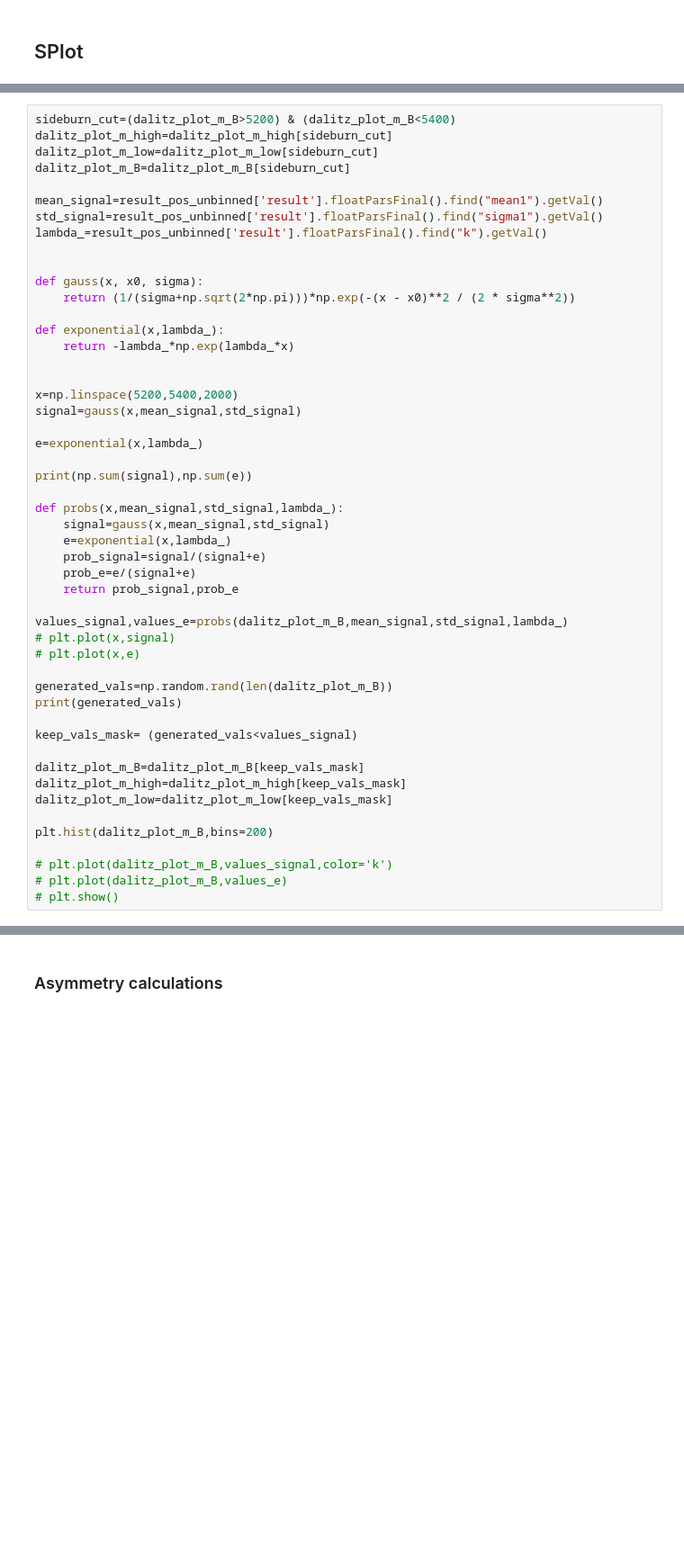
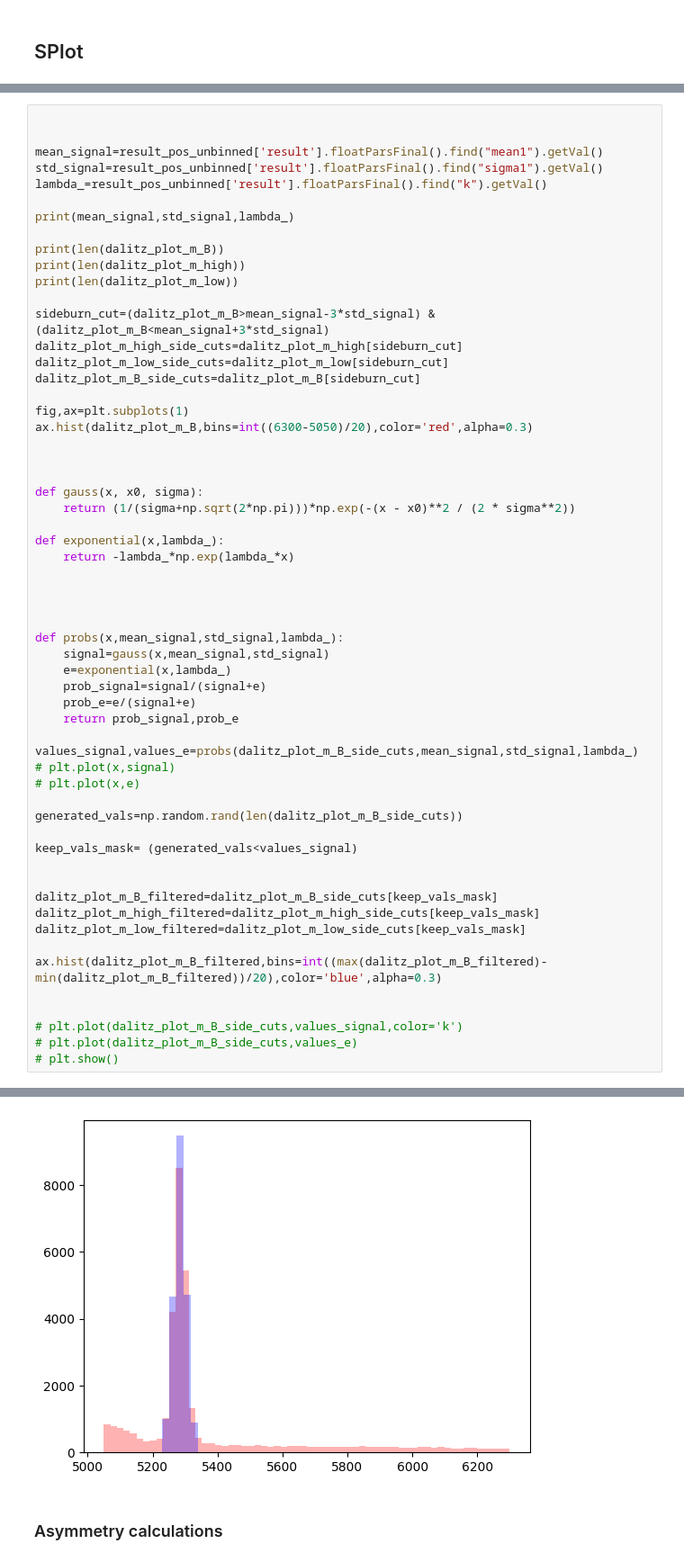
Before and after one commit to damianfrench/MatterAntimatterLab, a Jupyter notebook: Analysis_example.ipynb, the cells around one changed output, grey strips where cells are left out. Shown at 90% size. Drawn from its saved outputs; the diff is of its cells as text; blank space fills up the shorter version.

```diff
--- a/Analysis_example.ipynb
+++ b/Analysis_example.ipynb
@@ -1294,12 +1278,24 @@ Error in <TFile::WriteTObject>: Directory fit_resultsB_plus_mass_fit.root is not
 # %%
-sideburn_cut=(dalitz_plot_m_B>5200) & (dalitz_plot_m_B<5400)
-dalitz_plot_m_high=dalitz_plot_m_high[sideburn_cut]
-dalitz_plot_m_low=dalitz_plot_m_low[sideburn_cut]
-dalitz_plot_m_B=dalitz_plot_m_B[sideburn_cut]
+
 
 mean_signal=result_pos_unbinned['result'].floatParsFinal().find("mean1").getVal()
 std_signal=result_pos_unbinned['result'].floatParsFinal().find("sigma1").getVal()
 lambda_=result_pos_unbinned['result'].floatParsFinal().find("k").getVal()
+
+print(mean_signal,std_signal,lambda_)
+
+print(len(dalitz_plot_m_B))
+print(len(dalitz_plot_m_high))
+print(len(dalitz_plot_m_low))
+
+sideburn_cut=(dalitz_plot_m_B>mean_signal-3*std_signal) & (dalitz_plot_m_B<mean_signal+3*std_signal)
+dalitz_plot_m_high_side_cuts=dalitz_plot_m_high[sideburn_cut]
+dalitz_plot_m_low_side_cuts=dalitz_plot_m_low[sideburn_cut]
+dalitz_plot_m_B_side_cuts=dalitz_plot_m_B[sideburn_cut]
+
+fig,ax=plt.subplots(1)
+ax.hist(dalitz_plot_m_B,bins=int((6300-5050)/20),color='red',alpha=0.3)
+
 
 
 def gauss(x, x0, sigma):
@@ -1309,12 +1305,7 @@ def exponential(x,lambda_):
     return -lambda_*np.exp(lambda_*x)
 
 
-x=np.linspace(5200,5400,2000)
-signal=gauss(x,mean_signal,std_signal)
 
-e=exponential(x,lambda_)
-
-print(np.sum(signal),np.sum(e))
 
 def probs(x,mean_signal,std_signal,lambda_):
     signal=gauss(x,mean_signal,std_signal)
@@ -1323,22 +1314,23 @@ def probs(x,mean_signal,std_signal,lambda_):
     prob_e=e/(signal+e)
     return prob_signal,prob_e
 
-values_signal,values_e=probs(dalitz_plot_m_B,mean_signal,std_signal,lambda_)
+values_signal,values_e=probs(dalitz_plot_m_B_side_cuts,mean_signal,std_signal,lambda_)
 # plt.plot(x,signal)
 # plt.plot(x,e)
 
-generated_vals=np.random.rand(len(dalitz_plot_m_B))
-print(generated_vals)
+generated_vals=np.random.rand(len(dalitz_plot_m_B_side_cuts))
 
 keep_vals_mask= (generated_vals<values_signal)
 
-dalitz_plot_m_B=dalitz_plot_m_B[keep_vals_mask]
-dalitz_plot_m_high=dalitz_plot_m_high[keep_vals_mask]
-dalitz_plot_m_low=dalitz_plot_m_low[keep_vals_mask]
 
-plt.hist(dalitz_plot_m_B,bins=200)
+dalitz_plot_m_B_filtered=dalitz_plot_m_B_side_cuts[keep_vals_mask]
+dalitz_plot_m_high_filtered=dalitz_plot_m_high_side_cuts[keep_vals_mask]
+dalitz_plot_m_low_filtered=dalitz_plot_m_low_side_cuts[keep_vals_mask]
 
-# plt.plot(dalitz_plot_m_B,values_signal,color='k')
-# plt.plot(dalitz_plot_m_B,values_e)
+ax.hist(dalitz_plot_m_B_filtered,bins=int((max(dalitz_plot_m_B_filtered)-min(dalitz_plot_m_B_filtered))/20),color='blue',alpha=0.3)
+
+
+# plt.plot(dalitz_plot_m_B_side_cuts,values_signal,color='k')
+# plt.plot(dalitz_plot_m_B_side_cuts,values_e)
 # plt.show()
 # %% [output]
@@ -1346,3 +1345,4 @@ IndexError: boolean index did not match indexed array along axis 0; size of axis
+[figure, added]
 # %% [markdown]
 ### Asymmetry calculations
 # %%
```
Also changed, not shown: parts of 5 cells of this notebook.
